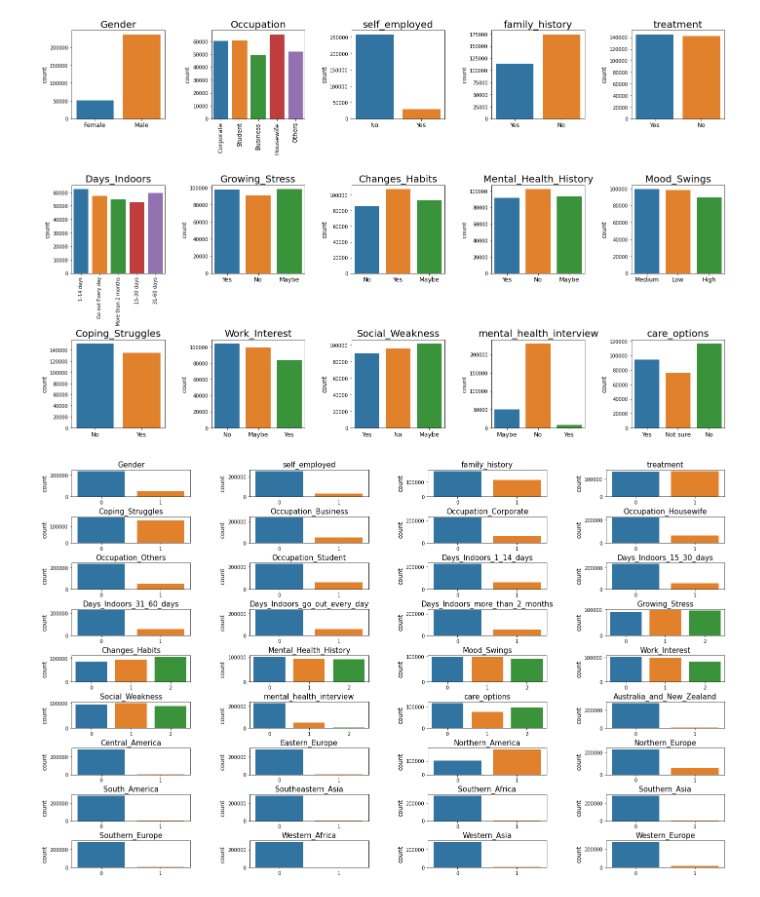
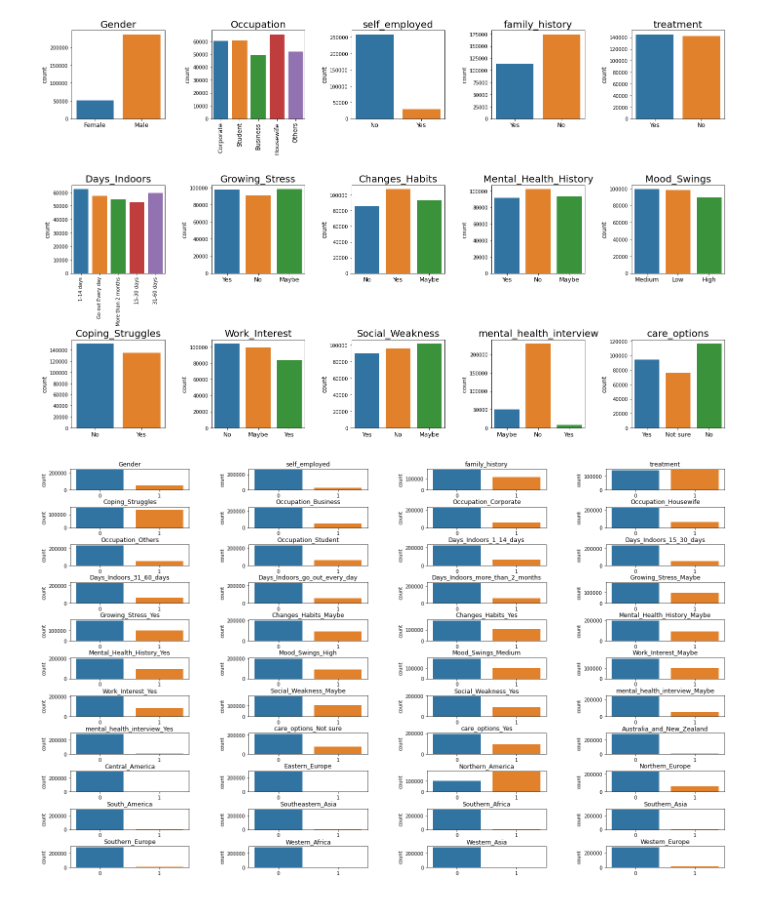
Before and after one commit to marbybr/2AMV10---Group-17, a Jupyter notebook: data_preparation.ipynb, the cells around one changed output. Saved outputs shown, nothing was run; the diff lists cells and outputs as text; code cells hidden in the pictures.

```diff
--- a/data_preparation.ipynb
+++ b/data_preparation.ipynb
@@ -64,10 +64,17 @@ def one_hot_encode(data: pd.DataFrame, col: str, which: str = None):
         one_hot_col = pd.DataFrame({col: one_hot_col[which]})
     return one_hot_col
 
-def convert_ordinal(data: pd.DataFrame, col: str, conv_dict: dict):
-    """Converts ordinal data to a numeric values. Returns a DataFrame."""
-    col_numeric = data[col].apply(conv_dict.get).values
-    return pd.DataFrame({col: col_numeric})
+def convert_ordinal(data: pd.DataFrame, col: str, reference: str):
+    """Performs one-hot encoding on an ordinal column. Removes one column which serves as the reference variable."""
+    one_hot_data = one_hot_encode(data, col)
+    del one_hot_data[reference]
+    one_hot_data = pd.DataFrame(one_hot_data.to_numpy(), columns = [f"{col}_"+column for column in one_hot_data.columns])
+    return one_hot_data
+
+# def convert_ordinal(data: pd.DataFrame, col: str, conv_dict: dict):
+#     """Converts ordinal data to a numeric values. Returns a DataFrame."""
+#     col_numeric = data[col].apply(conv_dict.get).values
+#     return pd.DataFrame({col: col_numeric})
 # %%
 ## Binary variables ##
 
@@ -108,28 +115,28 @@ categorical_data = pd.concat([occupation, days_indoors], axis=1)
 ## Ordinal variables ##
 
 # Growing stress
-growing_stress = convert_ordinal(data, 'Growing_Stress', {'No': 0, 'Maybe': 1, 'Yes': 2})
+growing_stress = convert_ordinal(data, 'Growing_Stress', 'No')
 
 # Changes habits
-changes_habits = convert_ordinal(data, 'Changes_Habits', {'No': 0, 'Maybe': 1, 'Yes': 2})
+changes_habits = convert_ordinal(data, 'Changes_Habits', 'No')
 
 # Mental health history
-mental_health_history = convert_ordinal(data, 'Mental_Health_History', {'No': 0, 'Maybe': 1, 'Yes': 2})
+mental_health_history = convert_ordinal(data, 'Mental_Health_History', 'No')
 
 # Mood swings
-mood_swings = convert_ordinal(data, 'Mood_Swings', {'Low': 0, 'Medium': 1, 'High': 2})
+mood_swings = convert_ordinal(data, 'Mood_Swings', 'Low')
 
 # Work interest
-work_interest = convert_ordinal(data, 'Work_Interest', {'No': 0, 'Maybe': 1, 'Yes': 2})
+work_interest = convert_ordinal(data, 'Work_Interest', 'No')
 
 # Social weakness
-social_weakness = convert_ordinal(data, 'Social_Weakness', {'No': 0, 'Maybe': 1, 'Yes': 2})
+social_weakness = convert_ordinal(data, 'Social_Weakness', 'No')
 
 # Mental health interview
-mental_health_interview = convert_ordinal(data, 'mental_health_interview', {'No': 0, 'Maybe': 1, 'Yes': 2})
+mental_health_interview = convert_ordinal(data, 'mental_health_interview', 'No')
 
 # Care options
-care_options = convert_ordinal(data, 'care_options', {'No': 0, 'Not sure': 1, 'Yes': 2})
+care_options = convert_ordinal(data, 'care_options', 'No')
 
 # Get ordinal data variables as df
 ordinal_data = reduce(lambda df_1, df_2: pd.concat([df_1, df_2], axis=1),
@@ -192,26 +199,26 @@ if not(os.path.exists(r"data_cleaned.csv")):
 # %%
 # Visualize columns
 # Exclude `Timestamp` & `Country` columns
 vis_cols = [col for col in data_proper.columns if col != "Timestamp" if col != "Country"]
 
 figsize = (len(vis_cols)//4), len(vis_cols) // (len(vis_cols)//4)
 fig, axes = plt.subplots(nrows=figsize[0], ncols=figsize[1], figsize=(24, 15))
 
 # Adjust the space between subplots
-plt.subplots_adjust(wspace=0.5, hspace=0.75)
+plt.subplots_adjust(wspace=0.5, hspace=0.8)
 
 # Plot counts
 for i, (column, ax) in enumerate(zip(vis_cols, axes.flatten())):
     sns.countplot(data=data_proper, x=column, ax=ax)
     ax.set_xticklabels(ax.get_xticklabels(), fontsize=10)
     ax.set_xlabel("")
-    ax.set_ylabel(ax.get_ylabel(), fontsize=12.5)
-    ax.set_title(column, fontsize=15)
+    ax.set_ylabel(ax.get_ylabel(), fontsize=10)
+    ax.set_title(column, fontsize=12.5)
 if not(os.path.exists(r"value_counts_onehot.pdf")):
     plt.savefig(r"value_counts_onehot.pdf", bbox_inches="tight")
 plt.show()
 # %% [output]
-[figure, old version]
+[figure, new version]
 # %%
 # Feature importances
 from sklearn.ensemble import RandomForestClassifier
```
Also changed, not shown: parts of 2 cells of this notebook, 2 other files.
